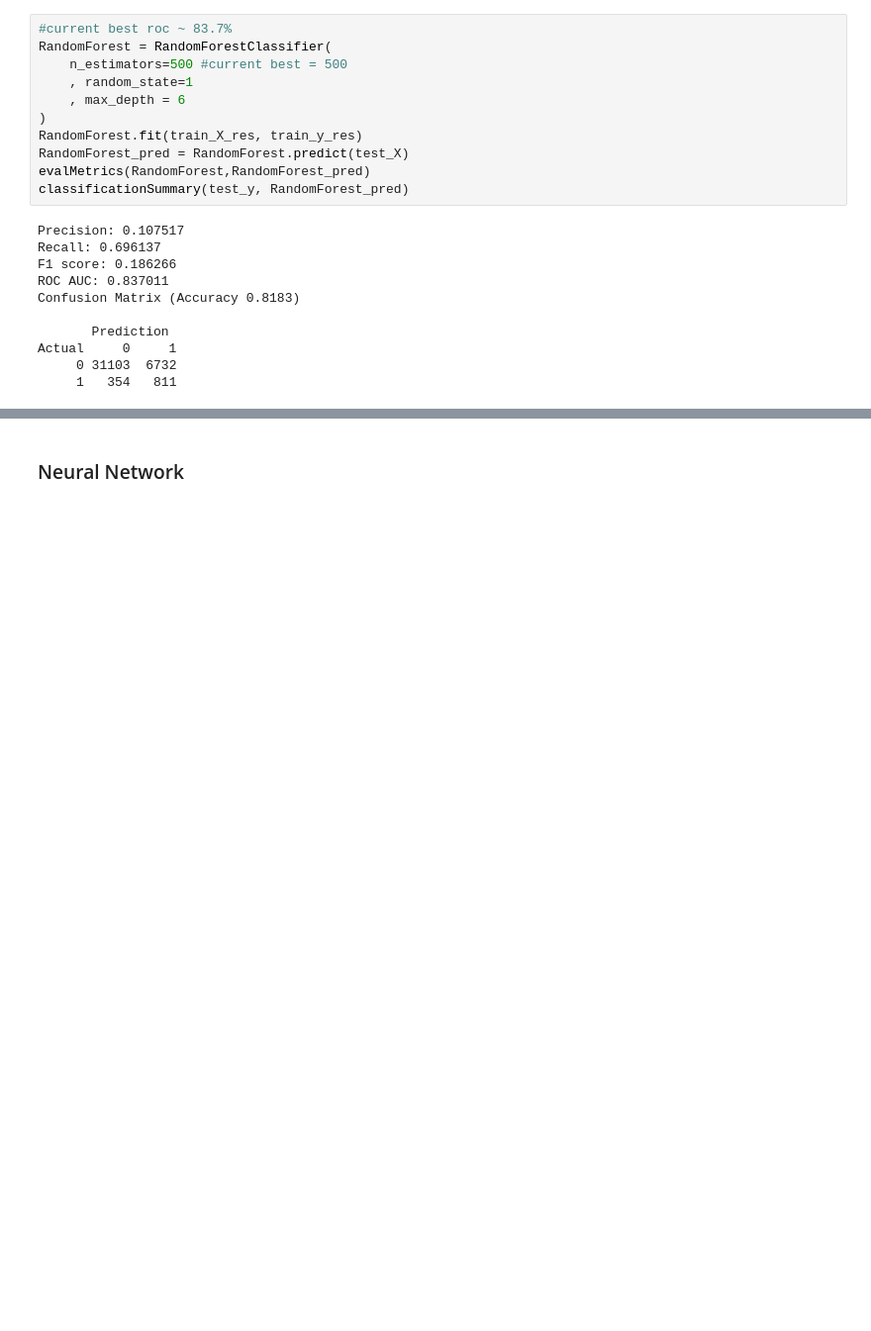
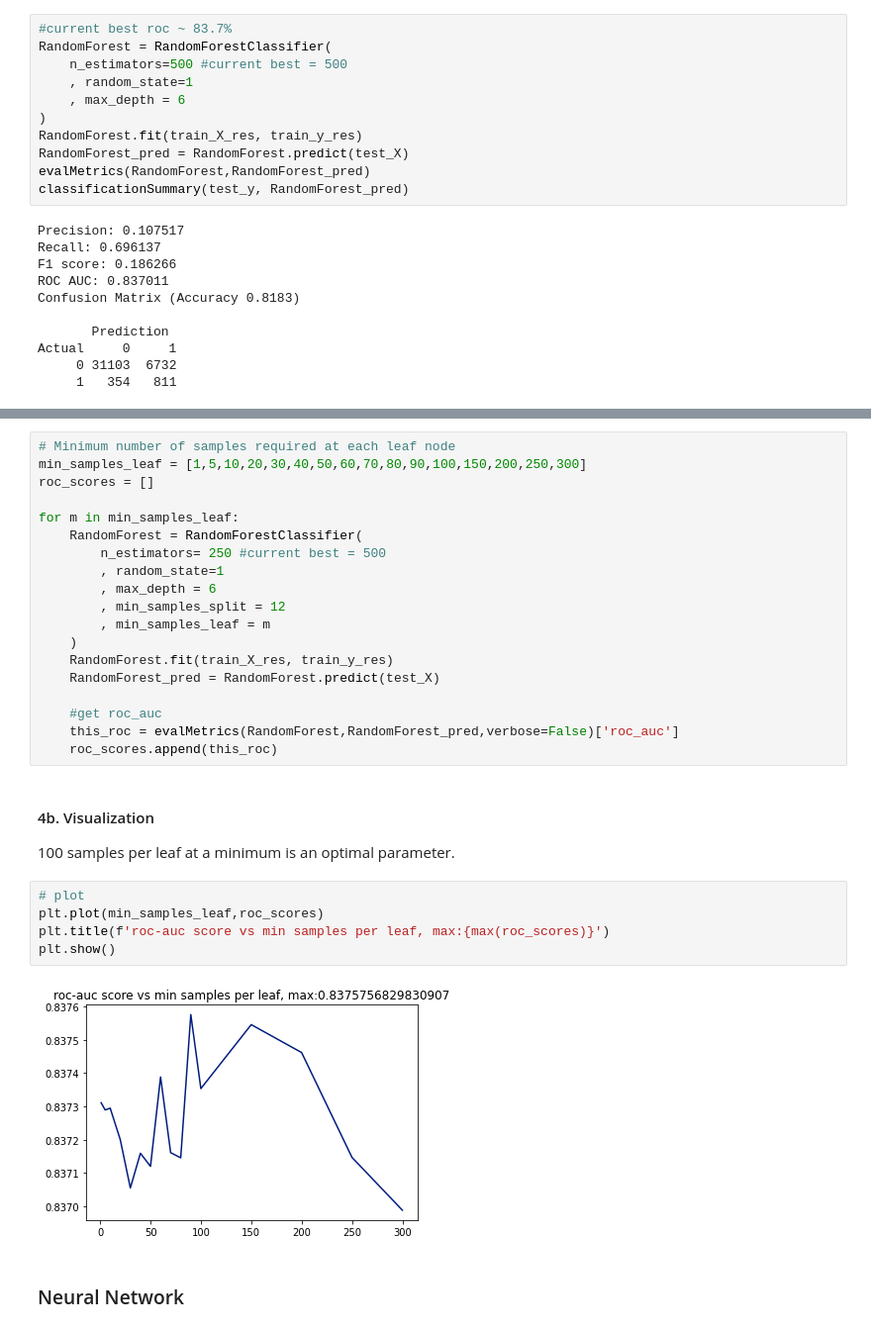
Before and after one commit to kayfilipp/HigherME, a Jupyter notebook: census_data/Modeling.ipynb, the cells around one changed output, grey strips where cells are left out. Shown: that part at 99% size. Drawn from its saved outputs; the diff is of its cells as text; blank space fills up the shorter version.

```diff
--- a/census_data/Modeling.ipynb
+++ b/census_data/Modeling.ipynb
@@ -343,3 +444,32 @@ it appears that despite our eforts to conduct some sort of gridsearch for our ra
+# %%
+# Minimum number of samples required at each leaf node
+min_samples_leaf = [1,5,10,20,30,40,50,60,70,80,90,100,150,200,250,300]
+roc_scores = []
+
+for m in min_samples_leaf:
+    RandomForest = RandomForestClassifier(
+        n_estimators= 250 #current best = 500
+        , random_state=1
+        , max_depth = 6
+        , min_samples_split = 12
+        , min_samples_leaf = m
+    )
+    RandomForest.fit(train_X_res, train_y_res)
+    RandomForest_pred = RandomForest.predict(test_X)
+
+    #get roc_auc
+    this_roc = evalMetrics(RandomForest,RandomForest_pred,verbose=False)['roc_auc']
+    roc_scores.append(this_roc)
+# %% [markdown]
+#### 4b. Visualization
+100 samples per leaf at a minimum is an optimal parameter.
+# %%
+# plot
+plt.plot(min_samples_leaf,roc_scores)
+plt.title(f'roc-auc score vs min samples per leaf, max:{max(roc_scores)}')
+plt.show()
+# %% [output]
+[figure, added]
 # %% [markdown]
 ### Neural Network
 # %%
```
Also changed, not shown: parts of 20 cells of this notebook.
